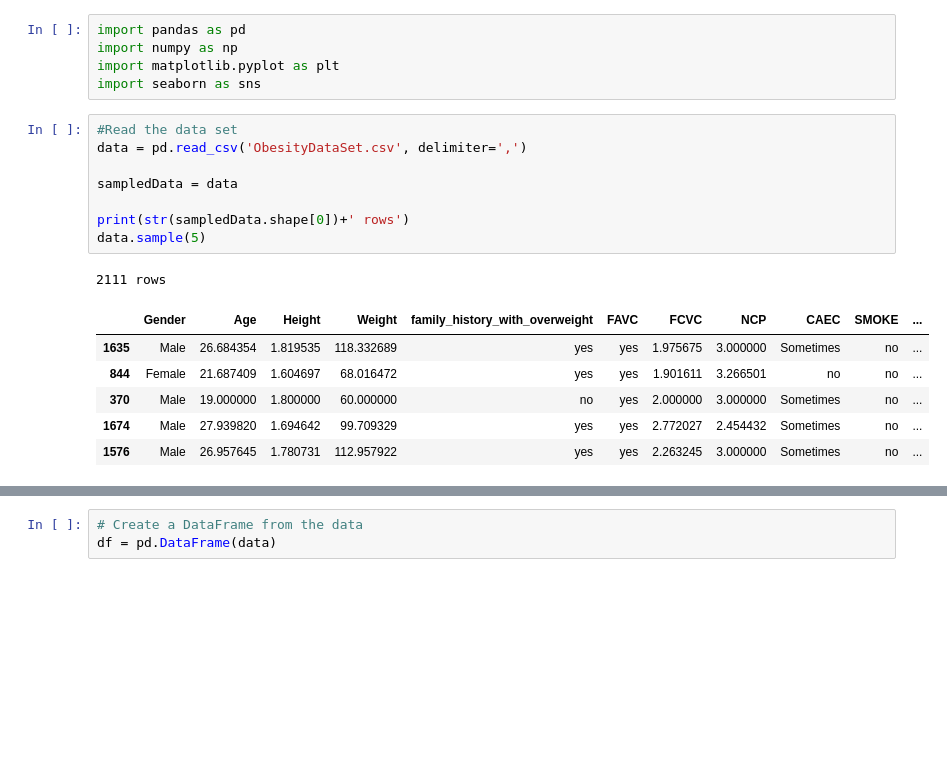
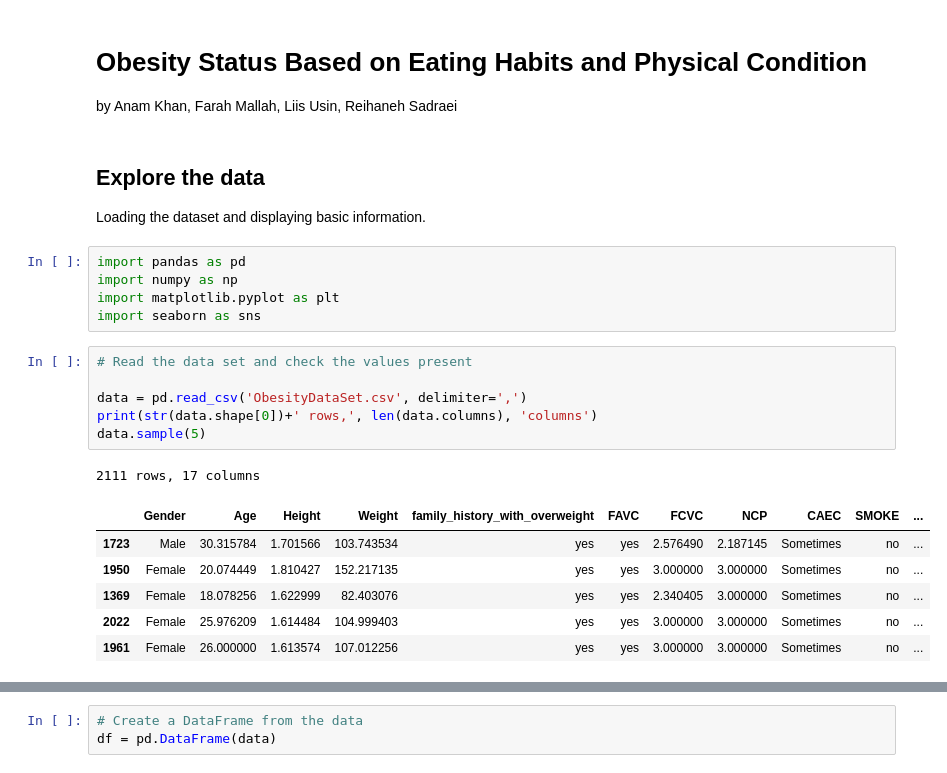
Before and after one commit to Fera13/ML-Project-Obesity-Classifier, a Jupyter notebook: ML-Project Obesity Classifier.ipynb, the cells around one changed output, grey strips where cells are left out. Saved outputs shown, nothing was run; the diff lists cells and outputs as text; blank space fills up the shorter version.

```diff
--- a/ML-Project Obesity Classifier.ipynb
+++ b/ML-Project Obesity Classifier.ipynb
@@ -1,21 +1,25 @@
+# %% [markdown]
+# Obesity Status Based on Eating Habits and Physical Condition
+by Anam Khan, Farah Mallah, Liis Usin, Reihaneh Sadraei
+# %% [markdown]
+## Explore the data
+Loading the dataset and displaying basic information.
 # %%
 import pandas as pd
 import numpy as np
 import matplotlib.pyplot as plt
 import seaborn as sns
 # %%
-#Read the data set
+# Read the data set and check the values present
+
 data = pd.read_csv('ObesityDataSet.csv', delimiter=',')
-
-sampledData = data
-
-print(str(sampledData.shape[0])+' rows')
+print(str(data.shape[0])+' rows,', len(data.columns), 'columns')
 data.sample(5)
 # %% [output]
-2111 rows
+2111 rows, 17 columns
 |  | Gender | Age | Height | Weight | family_history_with_overweight | FAVC | FCVC | NCP | CAEC | SMOKE | ... |
-| 1635 | Male | 26.684354 | 1.819535 | 118.332689 | yes | yes | 1.975675 | 3.000000 | Sometimes | no | ... |
-| 844 | Female | 21.687409 | 1.604697 | 68.016472 | yes | yes | 1.901611 | 3.266501 | no | no | ... |
-| 370 | Male | 19.000000 | 1.800000 | 60.000000 | no | yes | 2.000000 | 3.000000 | Sometimes | no | ... |
-| 1674 | Male | 27.939820 | 1.694642 | 99.709329 | yes | yes | 2.772027 | 2.454432 | Sometimes | no | ... |
-| 1576 | Male | 26.957645 | 1.780731 | 112.957922 | yes | yes | 2.263245 | 3.000000 | Sometimes | no | ... |
+| 1723 | Male | 30.315784 | 1.701566 | 103.743534 | yes | yes | 2.576490 | 2.187145 | Sometimes | no | ... |
+| 1950 | Female | 20.074449 | 1.810427 | 152.217135 | yes | yes | 3.000000 | 3.000000 | Sometimes | no | ... |
+| 1369 | Female | 18.078256 | 1.622999 | 82.403076 | yes | yes | 2.340405 | 3.000000 | Sometimes | no | ... |
+| 2022 | Female | 25.976209 | 1.614484 | 104.999403 | yes | yes | 3.000000 | 3.000000 | Sometimes | no | ... |
+| 1961 | Female | 26.000000 | 1.613574 | 107.012256 | yes | yes | 3.000000 | 3.000000 | Sometimes | no | ... |
```
Also changed, not shown: parts of 32 cells of this notebook, 1 other file.
